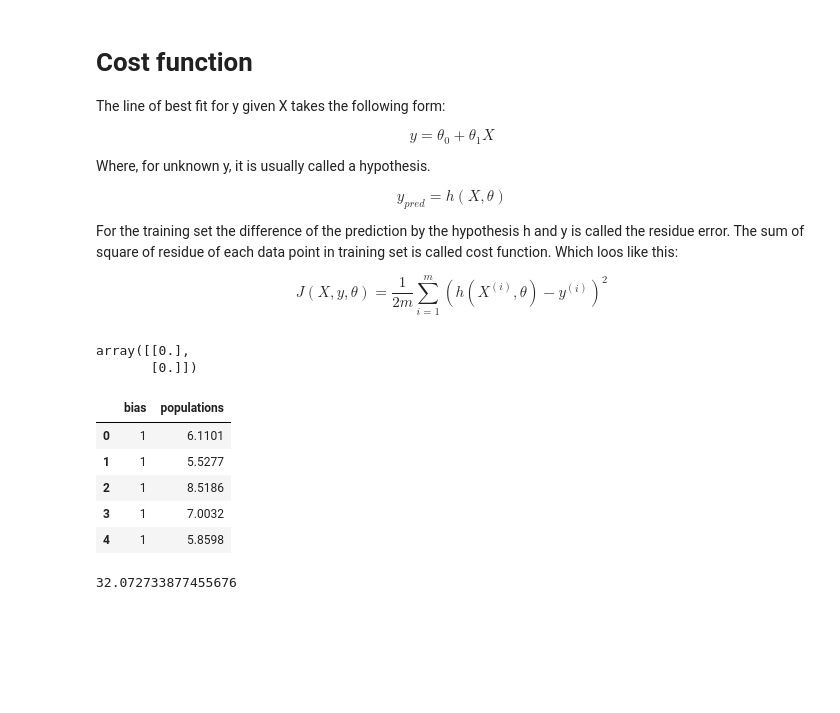
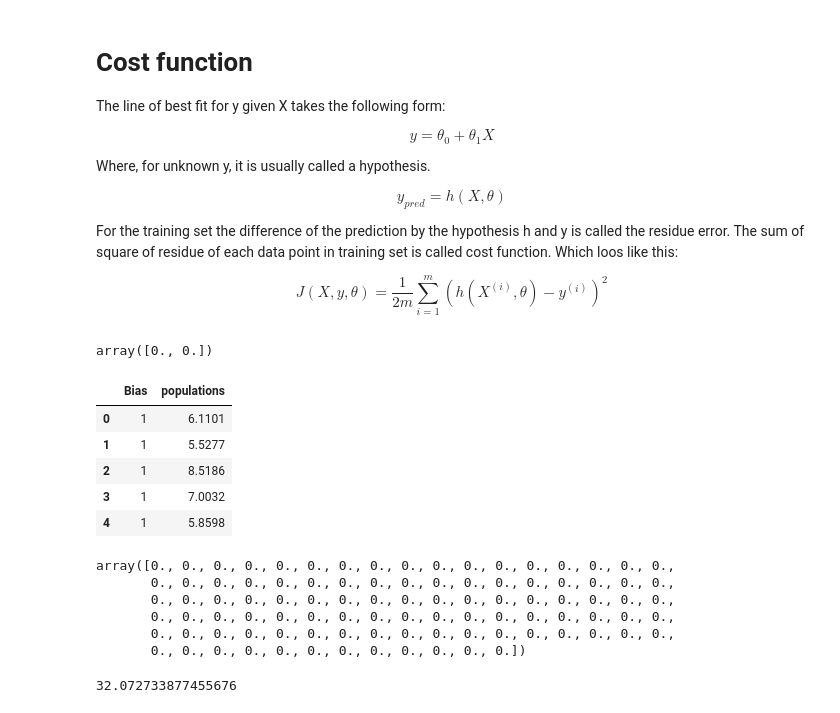
Before and after one commit to roshankoirala/Machine_learning-, a Jupyter notebook: 01. Simple Linear regression/Simple_Linear_Regression .ipynb, the cells around one changed output. Saved outputs shown, nothing was run; the diff lists cells and outputs as text; code cells hidden in the pictures; blank space fills up the shorter version.

```diff
--- a/01. Simple Linear regression/Simple_Linear_Regression .ipynb
+++ b/01. Simple Linear regression/Simple_Linear_Regression .ipynb
@@ -40,7 +40,7 @@ df.tail()
 
 Two dimensional plot of X vs y is called the scatter plot. It gives the visualization representation of the relation between variables. It is possible to make this type of plot in case of linear regression where there are two variables and they accomodate in 2D plane. But the same is not true in multiple linear regression where p-features + y need p+1 dimensional space to make such a plot.
 # %%
-X = df['populations']
+X = df[['populations']]
 y = df['profit']
 m = len(y)
 # %%
@@ -72,4 +72,20 @@ $$ y_{pred} = h (X, \theta) $$
 For the training set the difference of the prediction by the hypothesis h and y is called the residue error. The sum of square of residue of each data point in training set is called cost function. Which loos like this:
 
 $$ J(X, y, \theta) = \frac{1}{2m} \sum_{i = 1}^m \left(h(X^{(i)}, \theta) - y^{(i)}\right)^2  $$
+# %%
+theta = np.zeros(2)
+theta
+# %% [output]
+array([0., 0.])
+# %%
+X.insert(0, 'Bias', 1)
+
+X.head()
+# %% [output]
+|  | Bias | populations |
+| 0 | 1 | 6.1101 |
+| 1 | 1 | 5.5277 |
+| 2 | 1 | 8.5186 |
+| 3 | 1 | 7.0032 |
+| 4 | 1 | 5.8598 |
 # %%
@@ -77,2 +93,11 @@ def hypothesis(X, theta):
     return np.dot(X, theta)
+# %%
+hypothesis(theta, X)
+# %% [output]
+array([0., 0., 0., 0., 0., 0., 0., 0., 0., 0., 0., 0., 0., 0., 0., 0., 0.,
+       0., 0., 0., 0., 0., 0., 0., 0., 0., 0., 0., 0., 0., 0., 0., 0., 0.,
+       0., 0., 0., 0., 0., 0., 0., 0., 0., 0., 0., 0., 0., 0., 0., 0., 0.,
+       0., 0., 0., 0., 0., 0., 0., 0., 0., 0., 0., 0., 0., 0., 0., 0., 0.,
+       0., 0., 0., 0., 0., 0., 0., 0., 0., 0., 0., 0., 0., 0., 0., 0., 0.,
+       0., 0., 0., 0., 0., 0., 0., 0., 0., 0., 0., 0.])
 # %%
@@ -81,19 +106 @@ def cost_function(X, y, theta):
-# %%
-initial_theta = np.zeros([2,1])
-initial_theta
-# %% [output]
-array([[0.],
-       [0.]])
-# %%
-X1 = X.to_frame()
-X1['bias'] = 1
-X1 = X1[['bias', 'populations']]
-X1.head()
-# %% [output]
-|  | bias | populations |
-| 0 | 1 | 6.1101 |
-| 1 | 1 | 5.5277 |
-| 2 | 1 | 8.5186 |
-| 3 | 1 | 7.0032 |
-| 4 | 1 | 5.8598 |
 # %%
```
Also changed, not shown: parts of 23 cells of this notebook.
